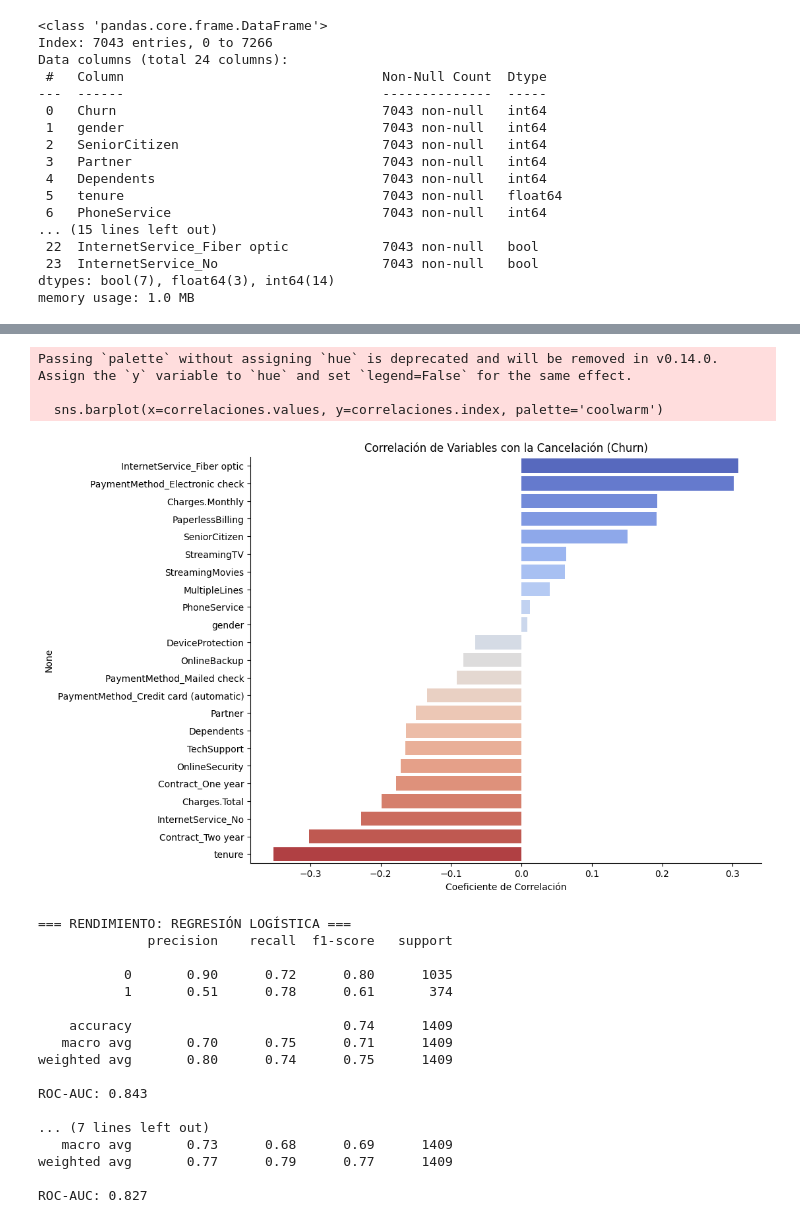
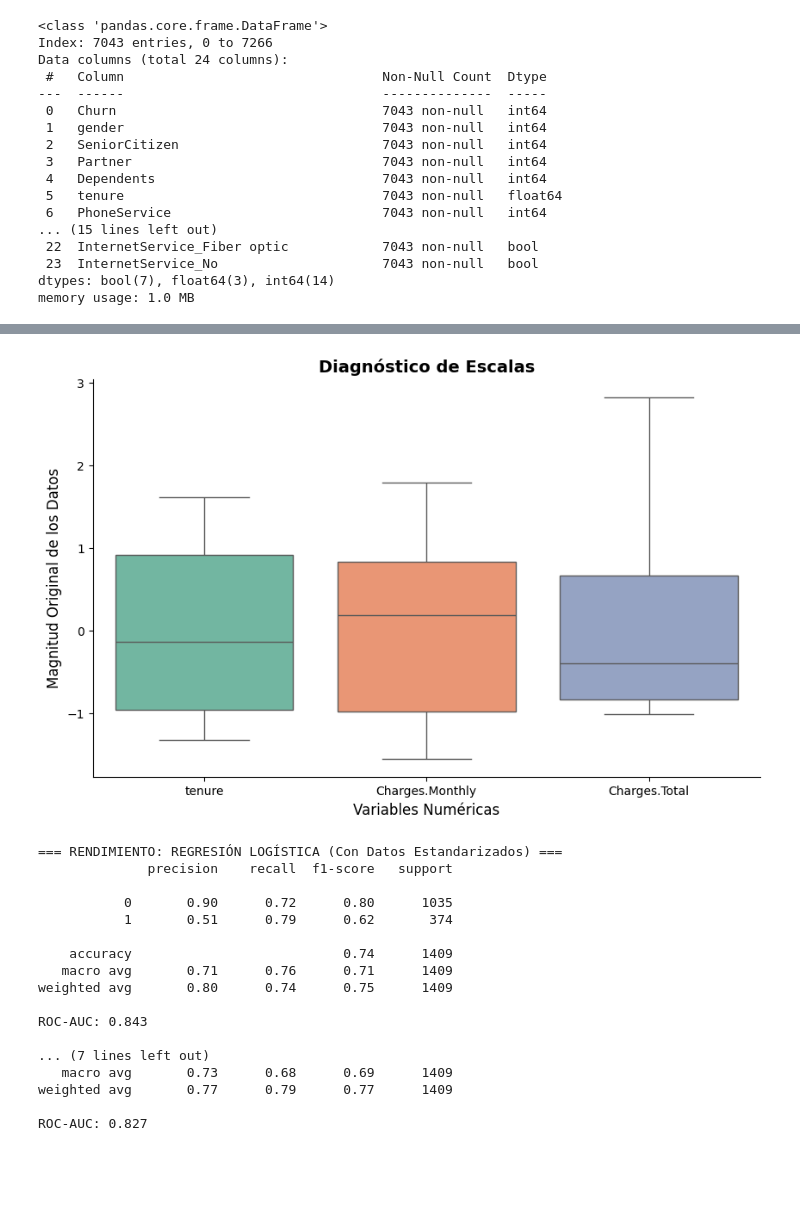
Before and after one commit to Erwin2Sibaja/challenge_3-Telecom-X-anlisis-de-evasion-de-clientes-Parte-2, a Jupyter notebook: Telecom_X_–_Parte_2_Predicción_de_Cancelación_(Churn).ipynb, the cells around one changed output, grey strips where cells are left out. Drawn from its saved outputs; the diff is of its cells as text; code cells hidden in the pictures; blank space fills up the shorter version.

```diff
--- a/Telecom_X_–_Parte_2_Predicción_de_Cancelación_(Churn).ipynb
+++ b/Telecom_X_–_Parte_2_Predicción_de_Cancelación_(Churn).ipynb
@@ -169,59 +185,68 @@ memory usage: 1.0 MB
 # %%
+from sklearn.preprocessing import StandardScaler
 import seaborn as sns
 import matplotlib.pyplot as plt
 from sklearn.model_selection import train_test_split
 from sklearn.linear_model import LogisticRegression
 from sklearn.ensemble import RandomForestClassifier
 from sklearn.metrics import classification_report, roc_auc_score
 
-plt.figure(figsize=(10, 8))
-correlaciones = model.corr()['Churn'].sort_values(ascending=False).drop('Churn')
-sns.barplot(x=correlaciones.values, y=correlaciones.index, palette='coolwarm')
-plt.title('Correlación de Variables con la Cancelación (Churn)')
-plt.xlabel('Coeficiente de Correlación')
+cols_numericas = ['tenure', 'Charges.Monthly']
+if 'Charges.Total' in model.columns:
+    cols_numericas.append('Charges.Total')
+
+plt.figure(figsize=(10, 6))
+sns.boxplot(data=model[cols_numericas], palette='Set2')
+
+plt.title('Diagnóstico de Escalas', fontsize=14, fontweight='bold')
+plt.ylabel('Magnitud Original de los Datos', fontsize=12)
+plt.xlabel('Variables Numéricas', fontsize=12)
 sns.despine()
 plt.show()
 
 X = model.drop('Churn', axis=1)
 y = model['Churn']
 
 X_train, X_test, y_train, y_test = train_test_split(X, y, test_size=0.2, random_state=42, stratify=y)
 
+scaler = StandardScaler()
+
+X_train_scaled = scaler.fit_transform(X_train)
+X_test_scaled = scaler.transform(X_test)
+
 modelo_log = LogisticRegression(max_iter=1000, random_state=42, class_weight='balanced')
 modelo_rf = RandomForestClassifier(n_estimators=100, random_state=42, class_weight='balanced')
 
-modelo_log.fit(X_train, y_train)
+modelo_log.fit(X_train_scaled, y_train)
+
 modelo_rf.fit(X_train, y_train)
 
-pred_log = modelo_log.predict(X_test)
+pred_log = modelo_log.predict(X_test_scaled)
 pred_rf = modelo_rf.predict(X_test)
 
-print("\n=== RENDIMIENTO: REGRESIÓN LOGÍSTICA ===")
+print("=== RENDIMIENTO: REGRESIÓN LOGÍSTICA (Con Datos Estandarizados) ===")
 print(classification_report(y_test, pred_log))
-print(f"ROC-AUC: {roc_auc_score(y_test, modelo_log.predict_proba(X_test)[:, 1]):.3f}")
+print(f"ROC-AUC: {roc_auc_score(y_test, modelo_log.predict_proba(X_test_scaled)[:, 1]):.3f}")
 
-print("\n=== RENDIMIENTO: RANDOM FOREST ===")
+print("\n=== RENDIMIENTO: RANDOM FOREST (Con Datos Originales) ===")
 print(classification_report(y_test, pred_rf))
 print(f"ROC-AUC: {roc_auc_score(y_test, modelo_rf.predict_proba(X_test)[:, 1]):.3f}")
 # %% [output]
+[figure, new version]
-Passing `palette` without assigning `hue` is deprecated and will be removed in v0.14.0. Assign the `y` variable to `hue` and set `legend=False` for the same effect.
+=== RENDIMIENTO: REGRESIÓN LOGÍSTICA (Con Datos Estandarizados) ===
+              precision    recall  f1-score   support
 
-  sns.barplot(x=correlaciones.values, y=correlaciones.index, palette='coolwarm')
+           0       0.90      0.72      0.80      1035
+           1       0.51      0.79      0.62       374
+
+    accuracy                           0.74      1409
+   macro avg       0.71      0.76      0.71      1409
+weighted avg       0.80      0.74      0.75      1409
+
+ROC-AUC: 0.843
+
+... (7 lines left out)
+   macro avg       0.73      0.68      0.69      1409
+weighted avg       0.77      0.79      0.77      1409
+
+ROC-AUC: 0.827
-[figure, old version]
-=== RENDIMIENTO: REGRESIÓN LOGÍSTICA ===
-              precision    recall  f1-score   support
-
-           0       0.90      0.72      0.80      1035
-           1       0.51      0.78      0.61       374
-
-    accuracy                           0.74      1409
-   macro avg       0.70      0.75      0.71      1409
-weighted avg       0.80      0.74      0.75      1409
-
-ROC-AUC: 0.843
-
-... (7 lines left out)
-   macro avg       0.73      0.68      0.69      1409
-weighted avg       0.77      0.79      0.77      1409
-
-ROC-AUC: 0.827
```
Also changed, not shown: parts of 3 cells of this notebook.
